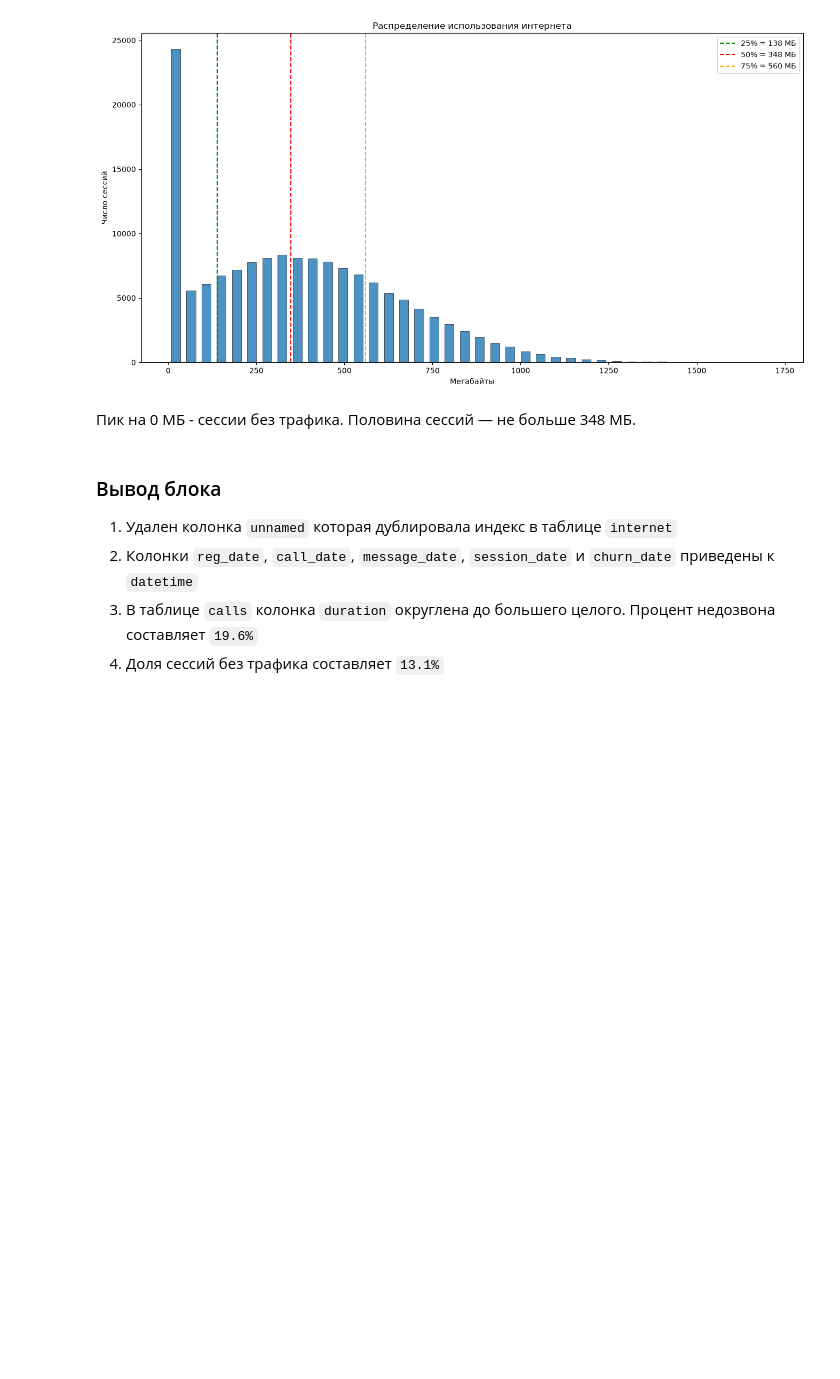
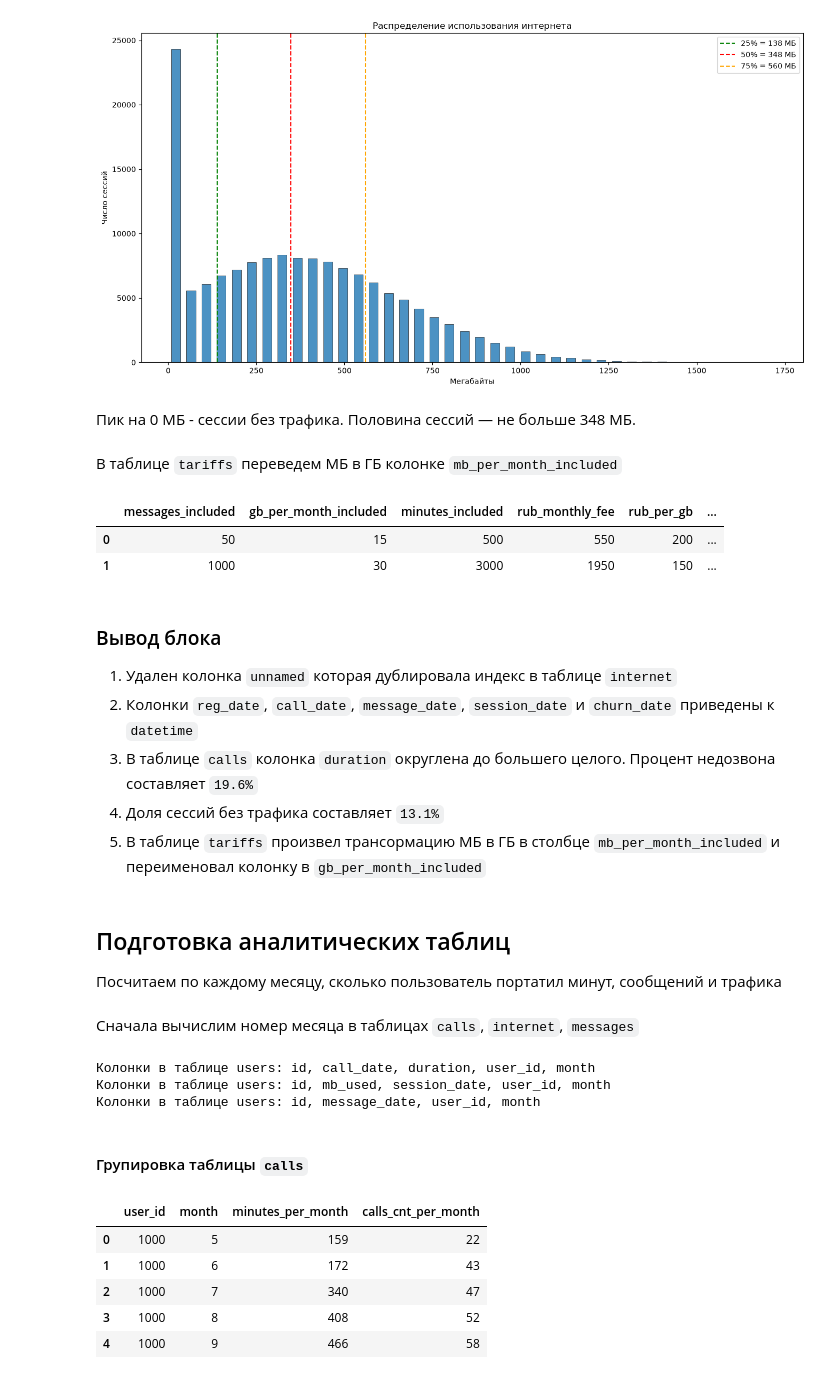
Before and after one commit to artkriukov/portfolio, a Jupyter notebook: telecom_tariff_revenue/notebooks/telecom_prepare.ipynb, the cells around one changed output. Cells and saved outputs as stored; diff of their text form; code cells hidden in the pictures; blank space fills up the shorter version.

Commit message:
[telecom_tariff_revenue] complete preprocessing and monthly aggregations

```diff
--- a/telecom_tariff_revenue/telecom_tariff_revenue.ipynb
+++ b/telecom_tariff_revenue/notebooks/telecom_prepare.ipynb
@@ -30,9 +21,9 @@ from datetime import datetime, timedelta
 # %%
-calls = pd.read_csv('data/raw/calls.csv')
-internet = pd.read_csv('data/raw/internet.csv')
-messages = pd.read_csv('data/raw/messages.csv')
-tariffs = pd.read_csv('data/raw/tariffs.csv')
-users = pd.read_csv('data/raw/users.csv')
+calls = pd.read_csv('../data/raw/calls.csv')
+internet = pd.read_csv('../data/raw/internet.csv')
+messages = pd.read_csv('../data/raw/messages.csv')
+tariffs = pd.read_csv('../data/raw/tariffs.csv')
+users = pd.read_csv('../data/raw/users.csv')
 # %%
 HEADER = "\033[0;37;40m"
 RESET = "\033[0m"
@@ -318,3 +309,5 @@ plt.show()
 [figure]
 # %% [markdown]
 Пик на 0 МБ - сессии без трафика. Половина сессий — не больше 348 МБ.
+# %% [markdown]
+В таблице `tariffs` переведем МБ в ГБ колонке `mb_per_month_included`
@@ -321,6 +317,47 @@ plt.show()
+# %%
+tariffs.head(2)
+# %% [output]
+|  | messages_included | gb_per_month_included | minutes_included | rub_monthly_fee | rub_per_gb | ... |
+| 0 | 50 | 15 | 500 | 550 | 200 | ... |
+| 1 | 1000 | 30 | 3000 | 1950 | 150 | ... |
 # %% [markdown]
 ### Вывод блока
 1. Удален колонка `unnamed` которая дублировала индекс в таблице `internet`
 2. Колонки `reg_date`, `call_date`, `message_date`, `session_date` и `churn_date` приведены к `datetime`
 3. В таблице `calls` колонка `duration` округлена до большего целого. Процент недозвона составляет `19.6%`
 4. Доля сессий без трафика составляет `13.1%`
+5. В таблице `tariffs` произвел трансормацию МБ в ГБ в столбце `mb_per_month_included` и переименовал колонку в `gb_per_month_included`
+# %% [markdown]
+## Подготовка аналитических таблиц
+
+Посчитаем по каждому месяцу, сколько пользователь портатил минут, сообщений и трафика
+# %% [markdown]
+Сначала вычислим номер месяца в таблицах `calls`, `internet`, `messages`
+# %%
+tables = [calls, internet, messages]
+columns = ['call_date', 'session_date' , 'message_date']
+
+for table, col in zip(tables, columns):
+  table['month'] = pd.to_datetime(table[col]).dt.month
+  print(f'Колонки в таблице {name}: {", ".join(table.columns)}')
+# %% [output]
+Колонки в таблице users: id, call_date, duration, user_id, month
+Колонки в таблице users: id, mb_used, session_date, user_id, month
+Колонки в таблице users: id, message_date, user_id, month
+# %% [markdown]
+#### Групировка таблицы `calls`
+# %%
+calls_group = calls.groupby(['user_id', 'month']) \
+                         .agg(minutes_per_month=('duration', 'sum'),
+                              calls_cnt_per_month=('duration', 'count')) \
+                         .reset_index() \
+                         .sort_values(['user_id', 'month'])
+
+calls_group.head()
+# %% [output]
+|  | user_id | month | minutes_per_month | calls_cnt_per_month |
+| 0 | 1000 | 5 | 159 | 22 |
+| 1 | 1000 | 6 | 172 | 43 |
+| 2 | 1000 | 7 | 340 | 47 |
+| 3 | 1000 | 8 | 408 | 52 |
+| 4 | 1000 | 9 | 466 | 58 |
```
Also changed, not shown: parts of 15 cells of this notebook, 1 other file.
